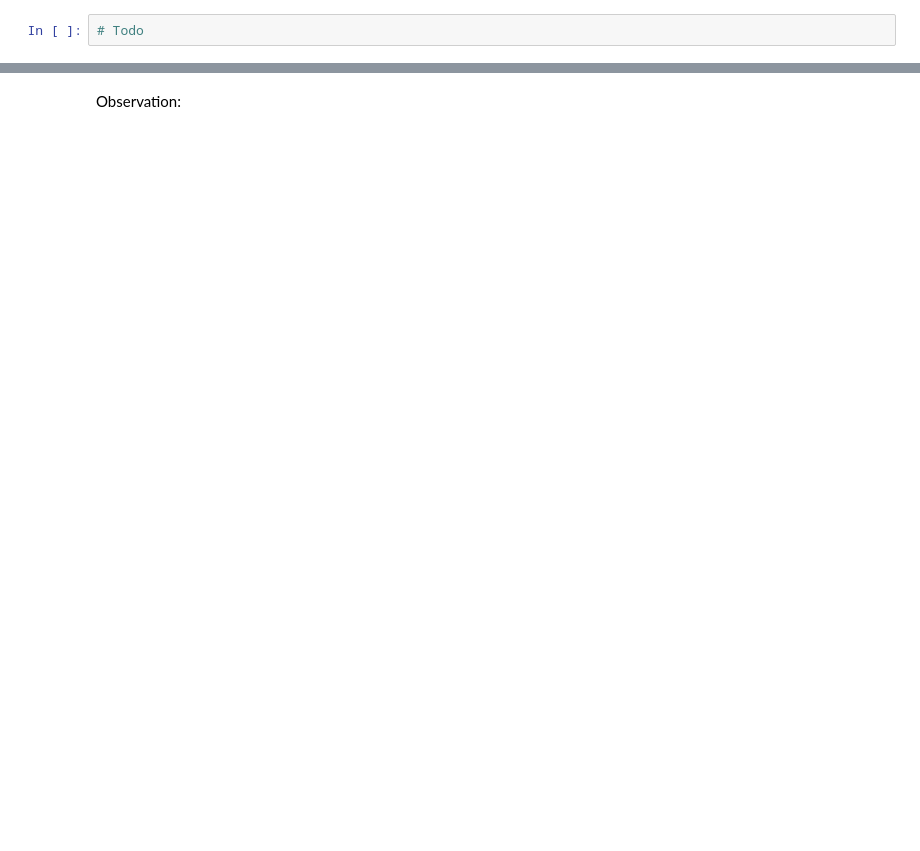
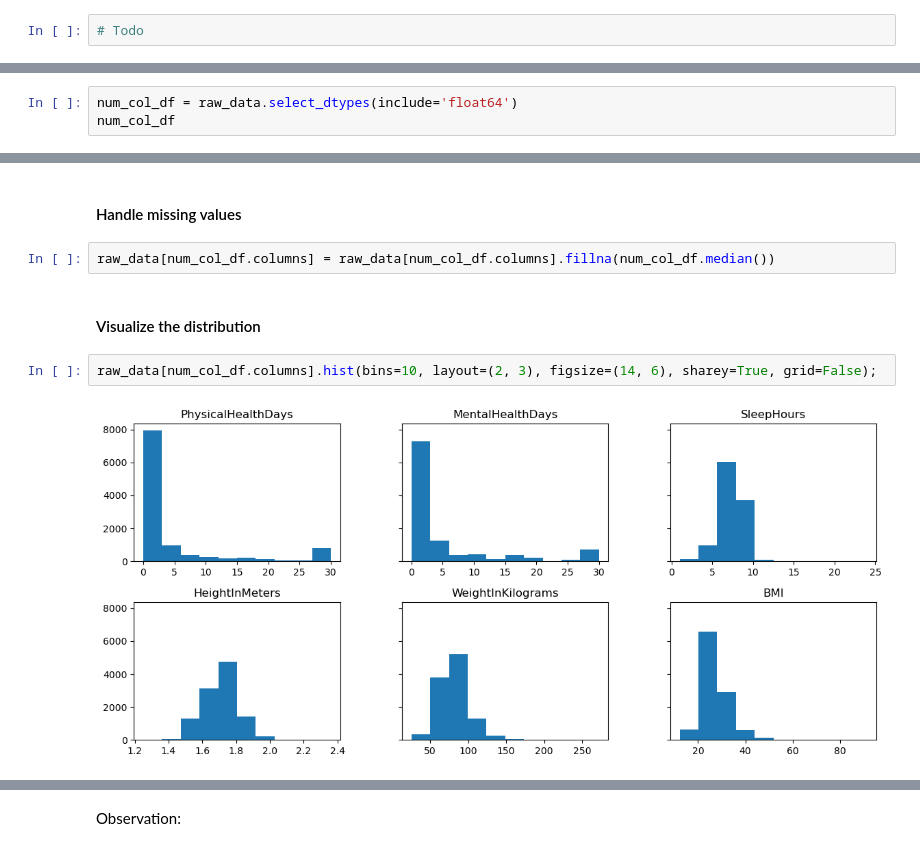
Before and after one commit to NgHuyen137/PDS_Final_Project, a Jupyter notebook: notebooks/1.0-preprocessing.ipynb, the cells around one changed output, grey strips where cells are left out. Drawn from its saved outputs; the diff is of its cells as text; blank space fills up the shorter version.

Commit message:
Preprocess numeric columns

```diff
--- a/notebooks/1.0-preprocessing.ipynb
+++ b/notebooks/1.0-preprocessing.ipynb
@@ -55,0 +62,3 @@ With each numerical column, how are values distributed?
+# %%
+num_col_df = raw_data.select_dtypes(include='float64')
+num_col_df
@@ -55,0 +106,10 @@ With each numerical column, how are values distributed?
+# %% [markdown]
+#### Handle missing values
+# %%
+raw_data[num_col_df.columns] = raw_data[num_col_df.columns].fillna(num_col_df.median())
+# %% [markdown]
+#### Visualize the distribution
+# %%
+raw_data[num_col_df.columns].hist(bins=10, layout=(2, 3), figsize=(14, 6), sharey=True, grid=False);
+# %% [output]
+[figure, added]
```
Also changed, not shown: parts of 25 cells of this notebook.
